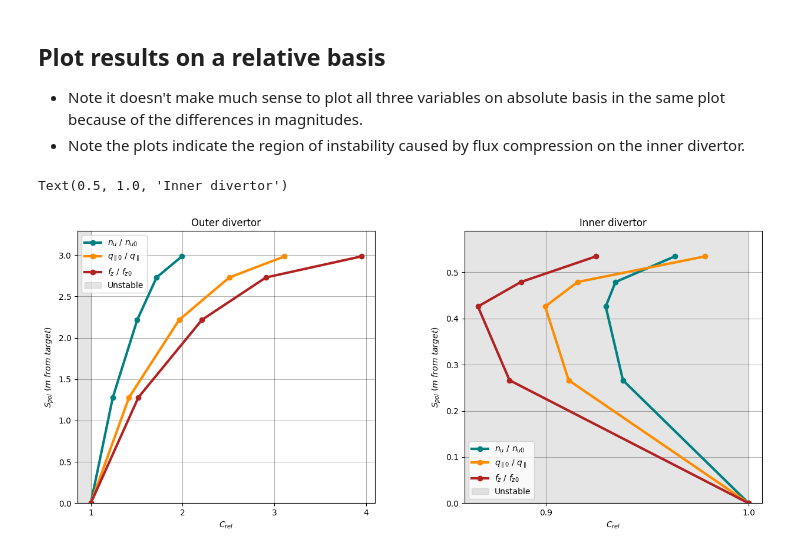
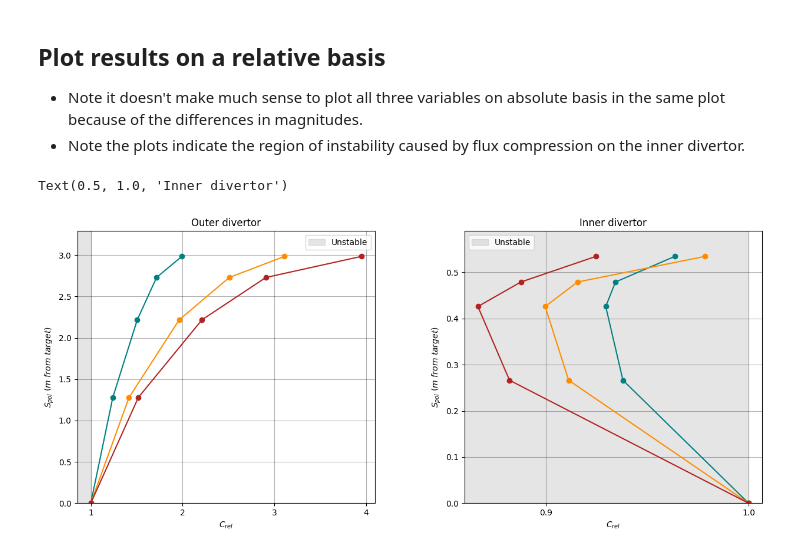
Before and after one commit to FusionDLS/FusionDLS, a Jupyter notebook: docs/examples/1_basics.ipynb, the cells around one changed output. Saved outputs shown, nothing was run; the diff lists cells and outputs as text; code cells hidden in the pictures.

Commit message:
Tidy up basics example

```diff
--- a/docs/examples/1_basics.ipynb
+++ b/docs/examples/1_basics.ipynb
@@ -128,15 +109,10 @@ constants_default = {
 # %%
-cvar = "density"
-design = "V10"
-side = "ou"
+data = eqb["V10"]["ou"]
 
-d = eqb[design][side].copy() # Load in single profile into dictionary "d"
-constants = constants_default.copy() # Set settings to default
-radios = radios_default.copy() # Set settings to default
-SparRange = np.linspace(0, d["S"][d["Xpoint"]-1], 5) # Solve at these parallel positions
+# Solve at these parallel positions
+SparRange = np.linspace(0, data["S"][data["Xpoint"] - 1], 5)
 
-if side == "iu":
-    constants["qpllu0"] = constants_default["qpllu0"] * 0.1 # Reduce power to 10% for the inner divertor to account for power sharing.
-
-results = LRBv21(constants, radios, d, SparRange, verbosity = 0, control_variable = cvar)
+results = LRBv21(
+    constants_default, radios_default, data, SparRange, control_variable="density"
+)
 # %% [output]
@@ -247,47 +222,45 @@ example_results = file_read("example_results.pkl")
 - Note it doesn't make much sense to plot all three variables on absolute basis in the same plot because of the differences in magnitudes.
 - Note the plots indicate the region of instability caused by flux compression on the inner divertor.
 # %%
-colors = colors
-
 design = "V10"
 length_basis = "SpolPlot"
 variable_basis = "crel"
 
-fig, axes = plt.subplots(1,2, figsize = (15,6))
-plt.subplots_adjust(hspace=.25, wspace = 0.3)
+fig, axes = plt.subplots(1, 2, figsize=(15, 6))
+plt.subplots_adjust(hspace=0.25, wspace=0.3)
 
-ax = axes[0]
-styles = ["solid", "solid", "solid"]
-for k, cvar in enumerate(list_cvars):
-    for i, side in enumerate(["ou", "iu"]):
-        o = example_results[design][cvar][side].copy()
+for color, cvar in zip(colors, list_cvars):
+    for ax, side in zip(axes, ["ou", "iu"]):
+        o = example_results[design][cvar][side]
 
         x = o[variable_basis]
         if cvar == "power" and variable_basis == "crel":
-            x = 1/x
+            x = 1 / x
 
-        axes[i].plot(x, o[length_basis],  marker = "o", label = store_names[cvar], markersize = 6, linewidth = 3, ls = styles[i], color = colors[k])
+        ax.plot(x, o[length_basis], marker="o", color=color)
 
 ylims = axes[1].get_ylim()
-axes[1].set_ylim(0,ylims[1])
+axes[1].set_ylim(0, ylims[1])
 axes[0].xaxis.set_major_locator(MultipleLocator(1))
 axes[1].xaxis.set_major_locator(MultipleLocator(0.1))
 
 for ax in axes:
     ylims = ax.get_ylim()
     xlims = ax.get_xlim()
-    ylims_new = (0,ylims[1]+ylims[1]*0.05)
+    ylims_new = (0, ylims[1] + ylims[1] * 0.05)
     ax.set_ylim(ylims_new)
-    ax.fill_between([xlims[0],1],0,ylims_new[1], color = "grey", alpha = 0.2, label = "Unstable")
+    ax.fill_between(
+        [xlims[0], 1], 0, ylims_new[1], color="grey", alpha=0.2, label="Unstable"
+    )
     ax.set_xlim(xlims)
 
-    ax.grid(color ="black", alpha = 0.3)
+    ax.grid(color="black", alpha=0.3)
     ax.set_xlabel("$C_{rel}$")
     ax.set_ylabel("$S_{pol}\ (m\ from\ target)$")
     ax.legend()
 
 axes[0].set_title("Outer divertor")
 axes[1].set_title("Inner divertor")
 # %% [output]
 Text(0.5, 1.0, 'Inner divertor')
-[figure, old version]
+[figure, new version]
```
Also changed, not shown: parts of 24 cells of this notebook.
